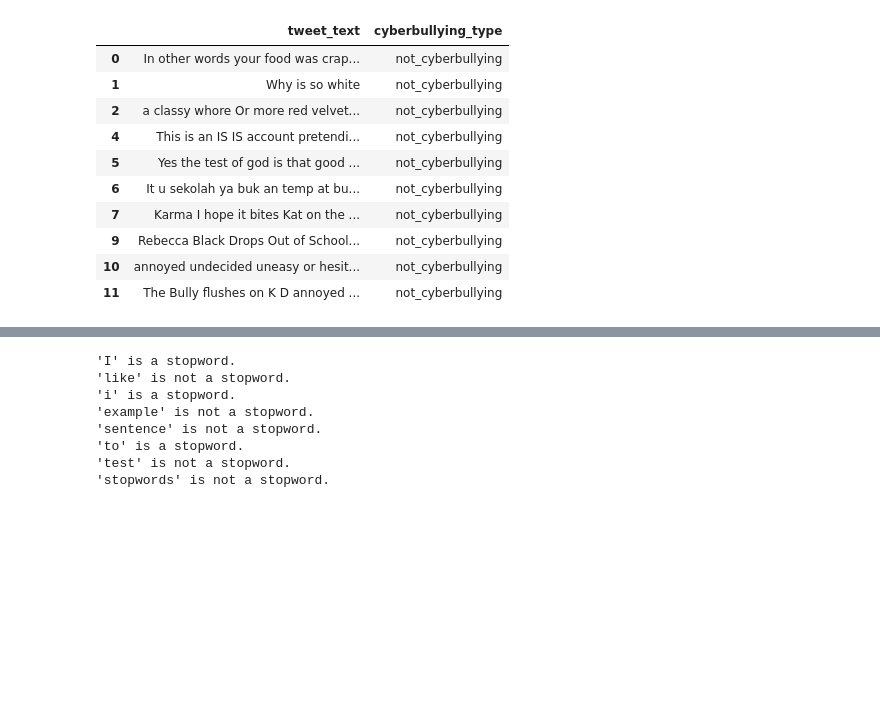
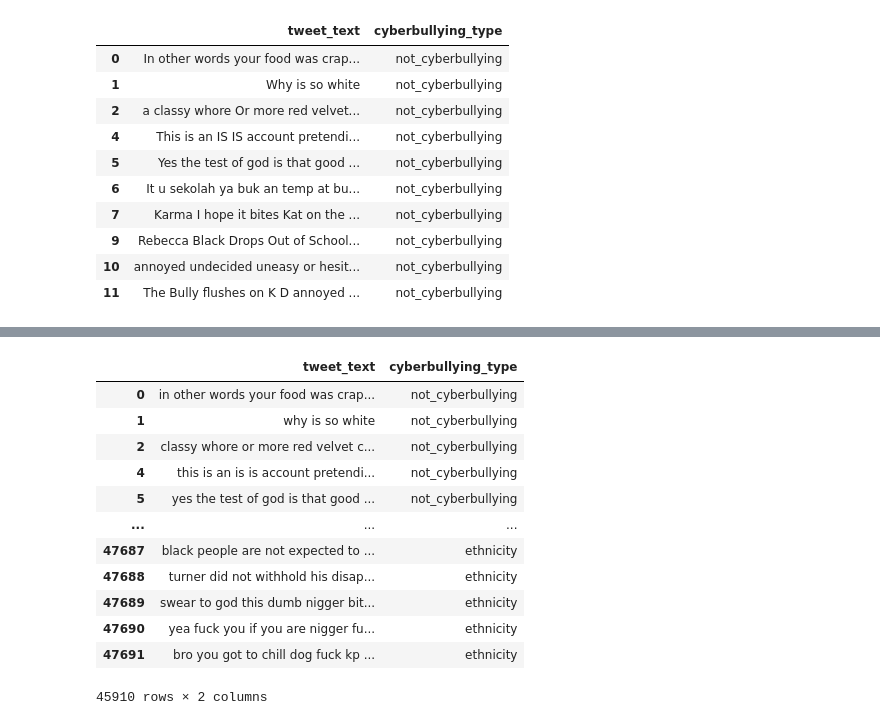
Before and after one commit to ChloeChoyXW/TXSA_Assignment, a Jupyter notebook: assignment.ipynb, the cells around one changed output, grey strips where cells are left out. Drawn from its saved outputs; the diff is of its cells as text; code cells hidden in the pictures; blank space fills up the shorter version.

```diff
--- a/assignment.ipynb
+++ b/assignment.ipynb
@@ -203,6 +186,6 @@ print(df.tail(20).to_markdown())
 # %%
 # Remove digits
-df['tweet_text'] = df['tweet_text'].replace(to_replace=r'\d', value='', regex=True)
+#df['tweet_text'] = df['tweet_text'].replace(to_replace=r'\d', value='', regex=True)
 # %%
 # Drop rows with nan or empty spaces
 df.replace(r'^\s*$', np.nan, regex=True, inplace=True)
@@ -212,7 +198,7 @@ df = df[df['tweet_text'].notna()]
 df['tweet_text'] = df['tweet_text'].apply(lambda e: re.sub(r'[^a-zA-Z ]', '', e))
 # %%
 # Translate
-df['tweet_text'] = df['tweet_text'].apply(lambda e: GoogleTranslator(source='auto', target='en').translate(text = e))
+#df['tweet_text'] = df['tweet_text'].apply(lambda e: GoogleTranslator(source='auto', target='en').translate(text = e))
 # %%
 # Remove punctuations
 # def remove_punctuations(text):
@@ -247,3 +237,18 @@ print(df)
 # %%
 # Convert to lower case
 df['tweet_text'] = df['tweet_text'].str.lower()
+df
+# %% [output]
+|  | tweet_text | cyberbullying_type |
+| 0 | in other words your food was crap... | not_cyberbullying |
+| 1 | why is so white | not_cyberbullying |
+| 2 | classy whore or more red velvet c... | not_cyberbullying |
+| 4 | this is an is is account pretendi... | not_cyberbullying |
+| 5 | yes the test of god is that good ... | not_cyberbullying |
+| ... | ... | ... |
+| 47687 | black people are not expected to ... | ethnicity |
+| 47688 | turner did not withhold his disap... | ethnicity |
+| 47689 | swear to god this dumb nigger bit... | ethnicity |
+| 47690 | yea fuck you if you are nigger fu... | ethnicity |
+| 47691 | bro you got to chill dog fuck kp ... | ethnicity |
+45910 rows × 2 columns
@@ -259,24 +254,0 @@ print(df.head(10).to_markdown())
-# %%
-stopword = stopwords.words('english')
-stopword
-
-def is_stopword(word):
-    return word.lower() in stopword
-
-line = "I like i example sentence to test stopwords"
-words = line.split()
-
-for word in words:
-    if is_stopword(word):
-        print(f"'{word}' is a stopword.")
-    else:
-        print(f"'{word}' is not a stopword.")
-# %% [output]
-'I' is a stopword.
-'like' is not a stopword.
-'i' is a stopword.
-'example' is not a stopword.
-'sentence' is not a stopword.
-'to' is a stopword.
-'test' is not a stopword.
-'stopwords' is not a stopword.
```
Also changed, not shown: parts of 25 cells of this notebook, 7 other files.
